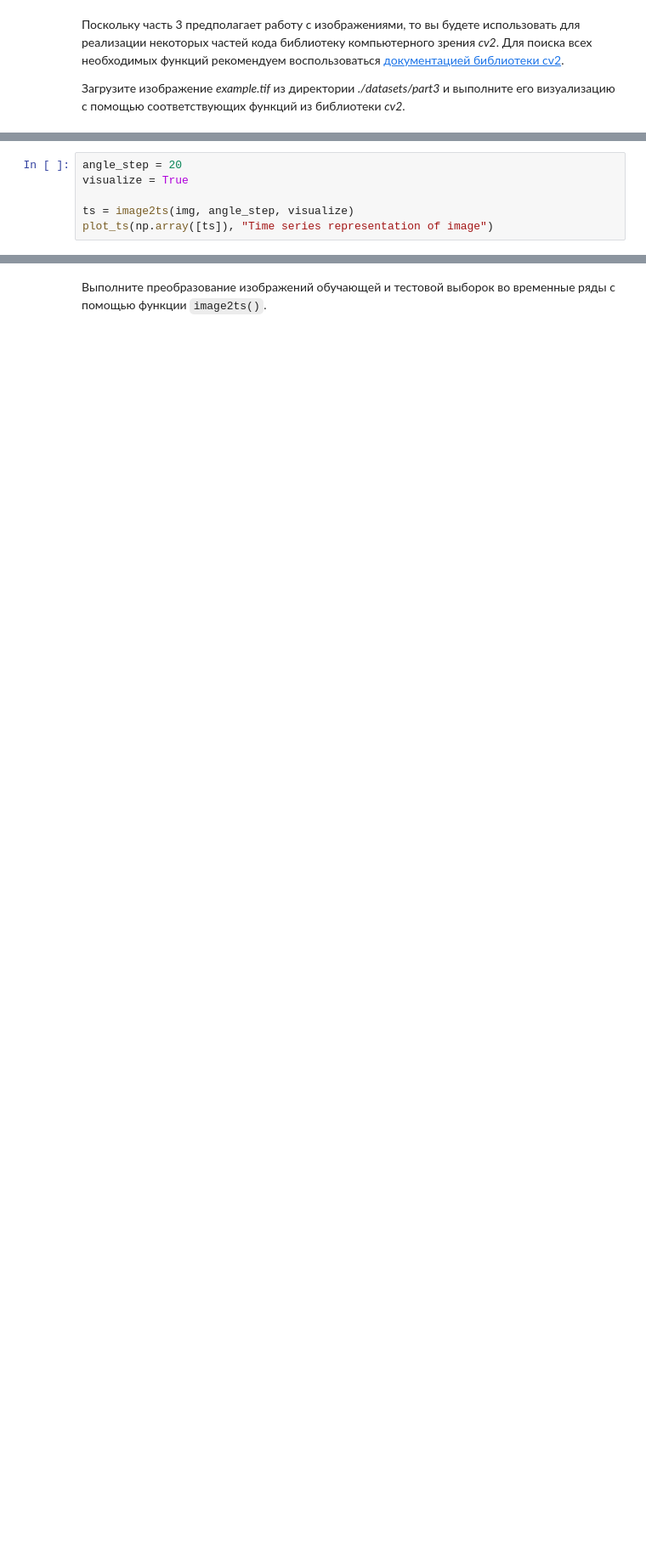
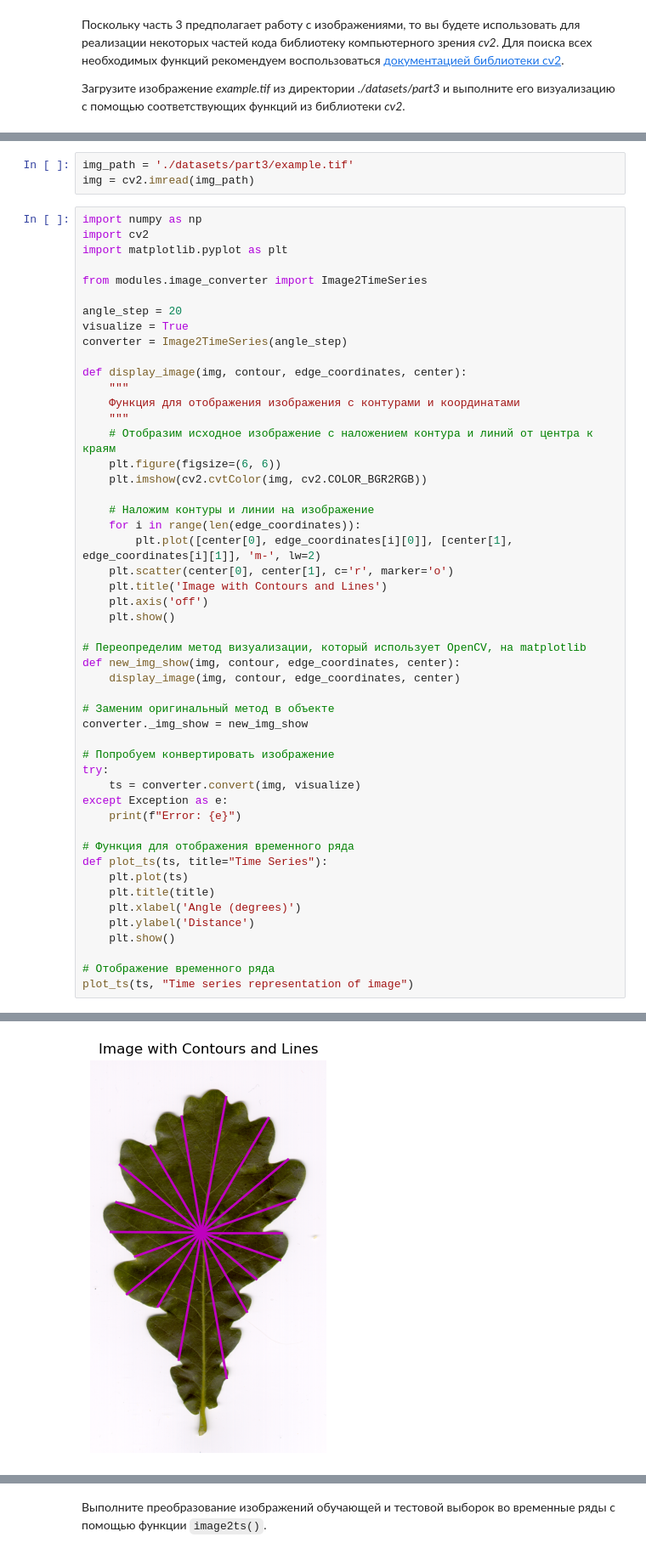
Before and after one commit to wilkak/2024-Gorbunov-TimeSeriesCourse, a Jupyter notebook: practice/01 Basics/01 Basics.ipynb, the cells around one changed output, grey strips where cells are left out. Shown at 85% size. Cells and saved outputs as stored; diff of their text form; blank space fills up the shorter version.

```diff
--- a/practice/01 Basics/01 Basics.ipynb
+++ b/practice/01 Basics/01 Basics.ipynb
@@ -395,9 +531,57 @@ T = \{t_i\}_{i=1}^K,\;где \; t_i = dist(O, P_i), \; P_i \in P.
 *   параметр, определяющий нужно или нет визуализировать изображение с выделенными на нем контуром, центром масс и лучами, проведенными из центра.
 
 Визуализируйте полученный временной ряд.
-# %%
-angle_step = 20
-visualize = True
-
-ts = image2ts(img, angle_step, visualize)
-plot_ts(np.array([ts]), "Time series representation of image")
+# %%
+img_path = './datasets/part3/example.tif'
+img = cv2.imread(img_path)
+# %%
+import numpy as np
+import cv2
+import matplotlib.pyplot as plt
+
+from modules.image_converter import Image2TimeSeries
+
+angle_step = 20
+visualize = True
+converter = Image2TimeSeries(angle_step)
+
+def display_image(img, contour, edge_coordinates, center):
+    """
+    Функция для отображения изображения с контурами и координатами
+    """
+    # Отобразим исходное изображение с наложением контура и линий от центра к краям
+    plt.figure(figsize=(6, 6))
+    plt.imshow(cv2.cvtColor(img, cv2.COLOR_BGR2RGB))
+
+    # Наложим контуры и линии на изображение
+    for i in range(len(edge_coordinates)):
+        plt.plot([center[0], edge_coordinates[i][0]], [center[1], edge_coordinates[i][1]], 'm-', lw=2)
+    plt.scatter(center[0], center[1], c='r', marker='o')
+    plt.title('Image with Contours and Lines')
+    plt.axis('off')
+    plt.show()
+
+# Переопределим метод визуализации, который использует OpenCV, на matplotlib
+def new_img_show(img, contour, edge_coordinates, center):
+    display_image(img, contour, edge_coordinates, center)
+
+# Заменим оригинальный метод в объекте
+converter._img_show = new_img_show
+
+# Попробуем конвертировать изображение
+try:
+    ts = converter.convert(img, visualize)
+except Exception as e:
+    print(f"Error: {e}")
+
+# Функция для отображения временного ряда
+def plot_ts(ts, title="Time Series"):
+    plt.plot(ts)
+    plt.title(title)
+    plt.xlabel('Angle (degrees)')
+    plt.ylabel('Distance')
+    plt.show()
+
+# Отображение временного ряда
+plot_ts(ts, "Time series representation of image")
+# %% [output]
@@ -403,0 +589 @@ plot_ts(np.array([ts]), "Time series representation of image")
+[figure, added]
```
Also changed, not shown: parts of 30 cells of this notebook, 5 other files.
